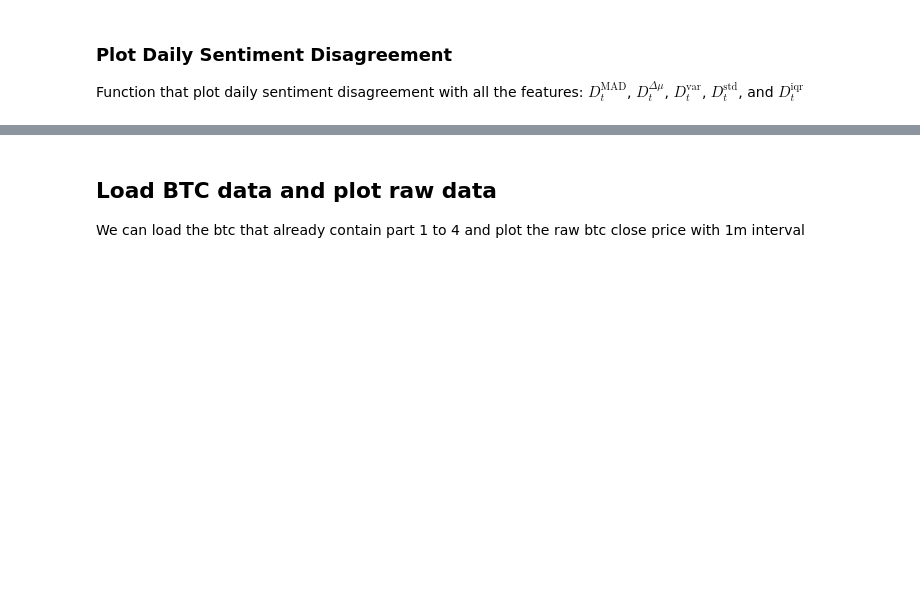
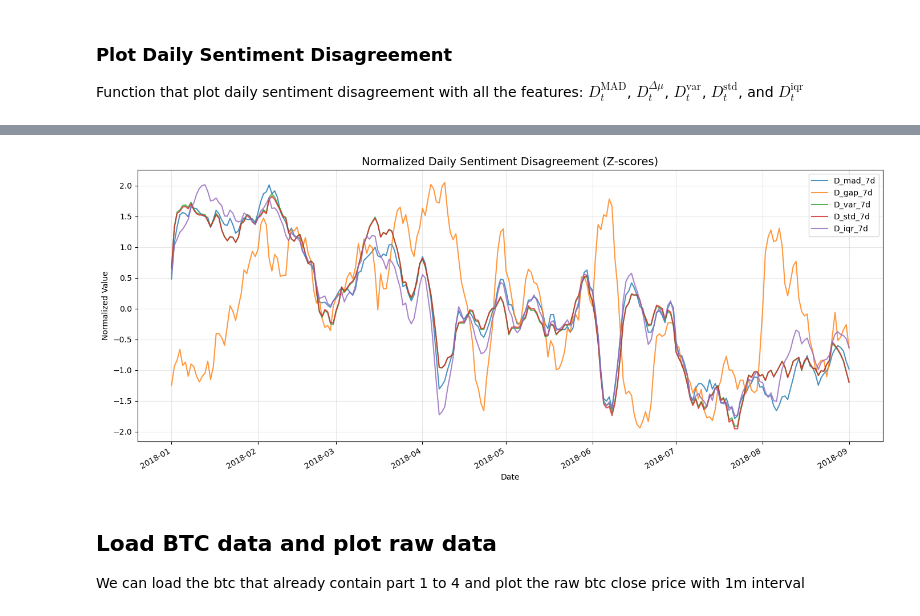
Before and after one commit to arkdong/SDA25_Group11, a Jupyter notebook: notebook/RQ4.ipynb, the cells around one changed output, grey strips where cells are left out. Saved outputs shown, nothing was run; the diff lists cells and outputs as text; code cells hidden in the pictures; blank space fills up the shorter version.

```diff
--- a/notebook/RQ4.ipynb
+++ b/notebook/RQ4.ipynb
@@ -388,3 +430,23 @@ plot_daily_sentiment_disagreement(sent_train)
+# %%
+def plot_disagreement_normalized(sent_daily: pl.DataFrame):
+    df = sent_daily.sort("date").to_pandas()
+    # features = ["D_mad", "D_gap", "D_var", "D_std", "D_iqr"]
+    features = ["D_mad_7d", "D_gap_7d", "D_var_7d", "D_std_7d", "D_iqr_7d"]
+    normalized = (df[features] - df[features].mean()) / df[features].std()
+
+    plt.figure(figsize=(14, 6))
+    for f in features:
+        plt.plot(df["date"], normalized[f], label=f, alpha=0.8)
+
+    apply_common_style(
+        "Normalized Daily Sentiment Disagreement (Z-scores)",
+        xlabel="Date",
+        ylabel="Normalized Value"
+    )
+# %%
+plot_disagreement_normalized(sent_train)
+# %% [output]
+[figure, added]
 # %% [markdown]
 ## Load BTC data and plot raw data
 We can load the btc that already contain part 1 to 4 and plot the raw btc close price with 1m interval
```
Also changed, not shown: parts of 11 cells of this notebook.
